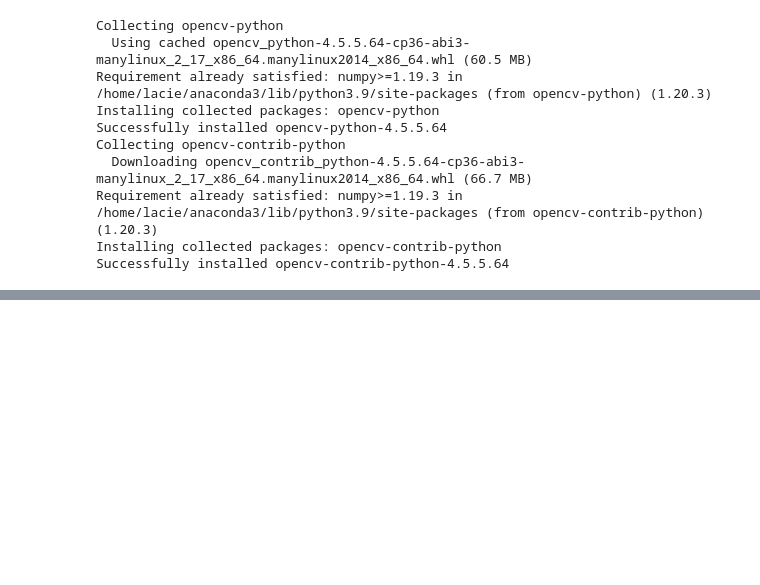
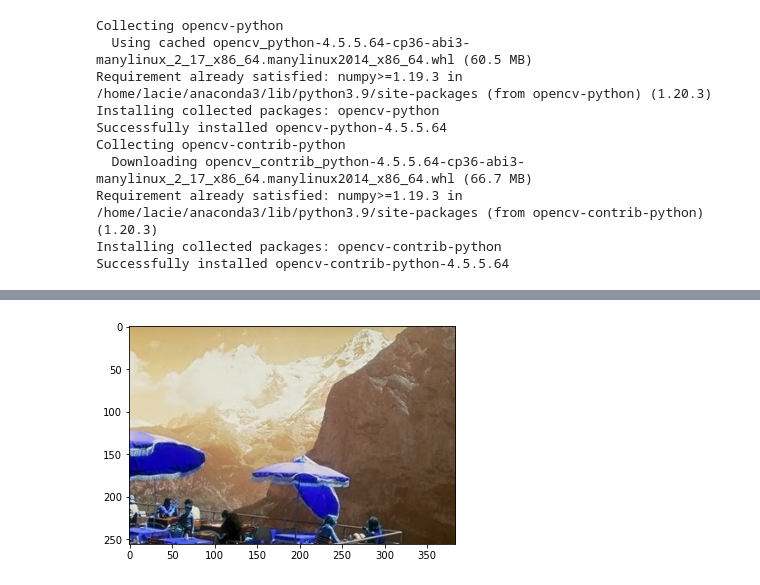
Before and after one commit to lacie-life/MasterStudy, a Jupyter notebook: ComputerVision/BoVW.ipynb, the cells around one changed output, grey strips where cells are left out. Drawn from its saved outputs; the diff is of its cells as text; code cells hidden in the pictures; blank space fills up the shorter version.

```diff
--- a/ComputerVision/BoVW.ipynb
+++ b/ComputerVision/BoVW.ipynb
@@ -24,0 +28,30 @@ Successfully installed opencv-contrib-python-4.5.5.64
+# %%
+# Tao list images va list id
+train_image_list=[]
+train_id=[]
+test_image_list=[]
+test_id=[]
+for path in impath:
+    class_path = data_dir + "/" +path
+    image_names= os.listdir(class_path)
+    image_path=[]
+    image_id=[]
+    for image in image_names:
+        image_path.append(class_path+'/'+ image)
+        image_id.append(int(path))
+   # Chon ngau nhien 60 anh lam train,40 anh moi class lam anh test
+    y=np.arange(100)
+    np.random.shuffle(y)
+    train_image_list+= [image_path[i] for i in y[0:60]]
+    test_image_list+=[image_path[i] for i in y[60:100]]
+    train_id+=[image_id[i] for i in y[0:60]]
+    test_id+=[image_id[i] for i in y[60:100]]
+# %%
+# Tinh SIFT cho cac anh trong tap training:
+sift = cv2.SIFT_create()
+All_sift=[]# list contain all SIFT vectors from all training images:
+for image in train_image_list:
+    img = cv2.imread(image)
+    kp, des = sift.detectAndCompute(img, None)
+    for d in des:
+        All_sift.append(d)
@@ -24,0 +62,5 @@ Successfully installed opencv-contrib-python-4.5.5.64
+# %%
+plt.imshow(img)
+plt.show()
+# %% [output]
+[figure, added]
```
Also changed, not shown: parts of 18 cells of this notebook.
